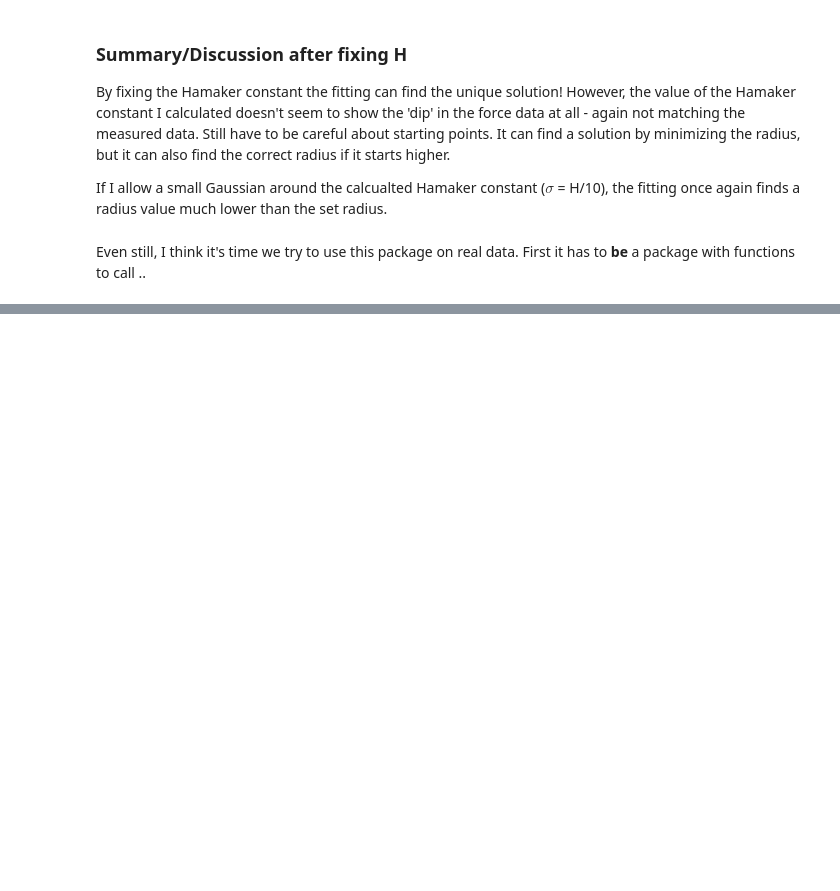
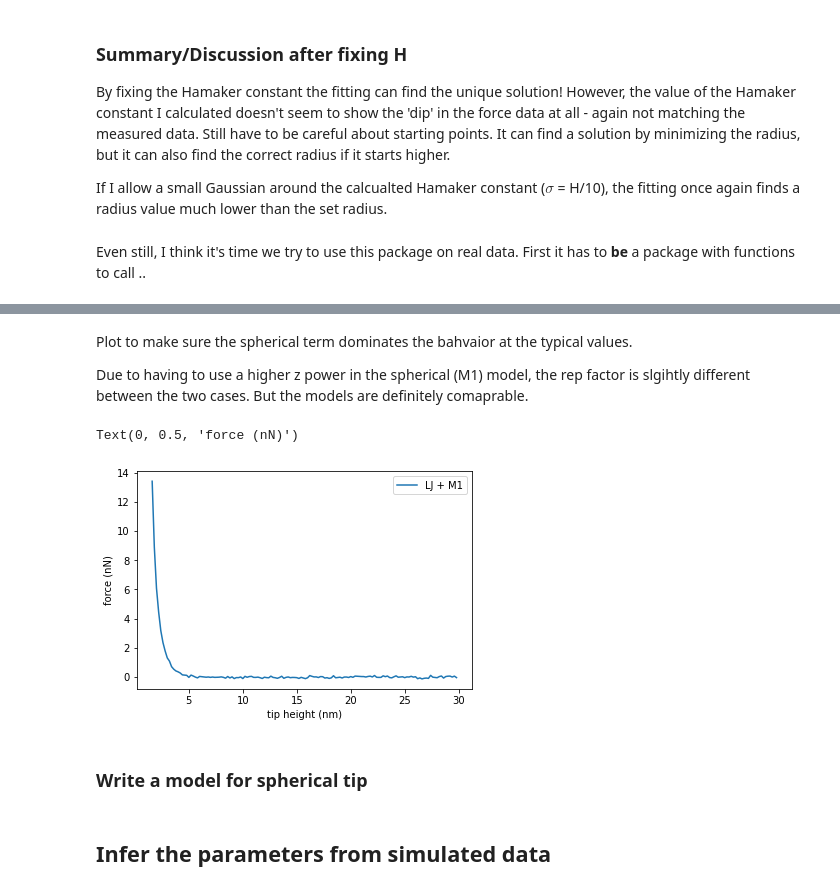
Before and after one commit to phys201/nc_AFM, a Jupyter notebook: documentation.ipynb, the cells around one changed output, grey strips where cells are left out. Saved outputs shown, nothing was run; the diff lists cells and outputs as text; code cells hidden in the pictures; blank space fills up the shorter version.

```diff
--- a/documentation.ipynb
+++ b/documentation.ipynb
@@ -859,0 +888,11 @@ Even still, I think it's time we try to use this package on real data. First it
+# %%
+#amplitude, set to 0.5 nm
+a = 0.5*10**-9
+
+#spring constant, 1800 N/m
+k = 1800
+
+#central frequency Hz
+f_0 = 19796.5
+
+force_array = fcn.df2force(z_df_dataframe['z'], z_df_dataframe['0.75'], a, k, f_0)
@@ -859,0 +1008,26 @@ Even still, I think it's time we try to use this package on real data. First it
+# %% [markdown]
+Plot to make sure the spherical term dominates the bahvaior at the typical values.
+
+Due to having to use a higher z power in the spherical (M1) model, the rep factor is slgihtly different between the two cases. But the models are definitely comaprable.
+# %%
+rep_factor = 80
+hamaker_fixed = 4 #0.286
+radius = 25
+theta = 35
+noise = 0.05
+z = np.arange(1.6, 30, 0.2) #nN
+
+plt.plot(z, simulate_data_sph(rep_factor, hamaker_fixed, radius, noise, z), label = 'LJ + M1')
+
+#plt.plot(z, simulate_data_vdwm3_newrep(rep_factor, hamaker_fixed, radius, theta, noise, z), label = 'modified LJ + M3')
+
+#plt.axvline(x=s_lj, c='k')
+
+#plt.ylim([-2,4])
+
+plt.legend()
+plt.xlabel('tip height (nm)')
+plt.ylabel('force (nN)')
+# %% [output]
+Text(0, 0.5, 'force (nN)')
+[figure, added]
@@ -859,0 +1036,2 @@ Even still, I think it's time we try to use this package on real data. First it
+# %% [markdown]
+### Write a model for spherical tip
@@ -859,0 +1057,2 @@ Even still, I think it's time we try to use this package on real data. First it
+# %% [markdown]
+## Infer the parameters from simulated data
```
Also changed, not shown: parts of 32 cells of this notebook, 1 other file.
